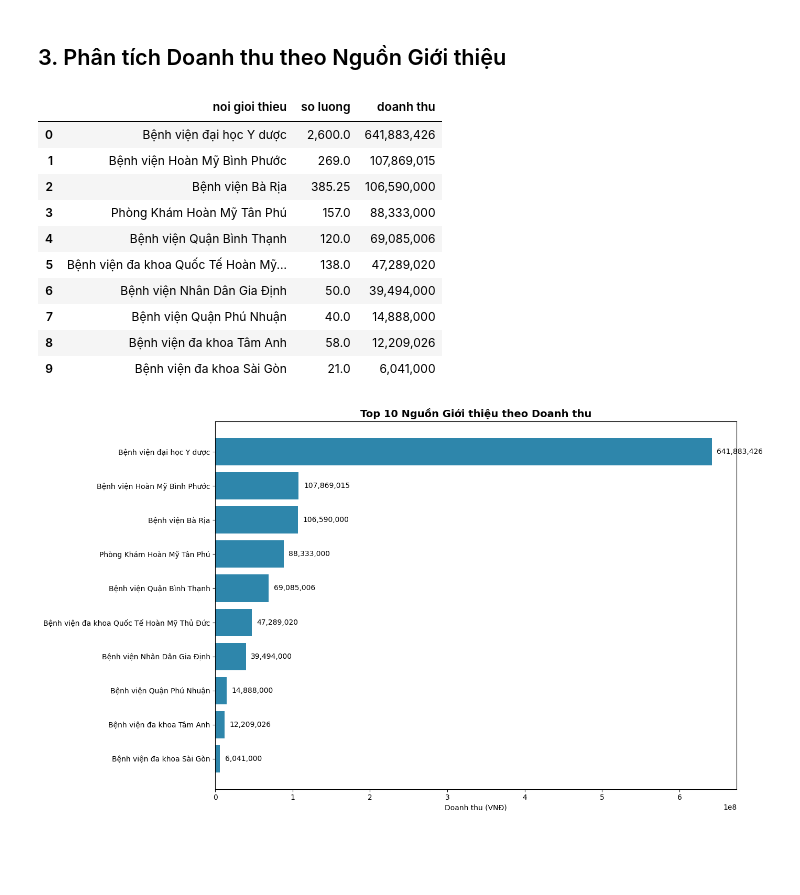
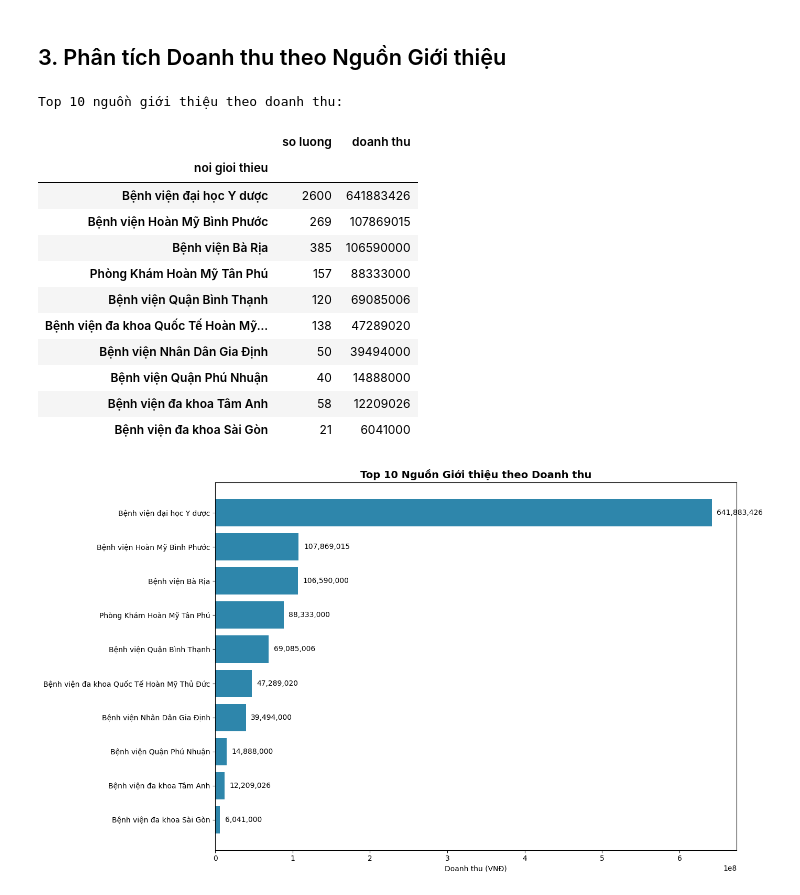
Before and after one commit to nguyendinhquocx/hmsg-doanh-thu-theo-nguon-gioi-thieu, a Jupyter notebook: phan_tich_doanh_thu.ipynb, the cells around one changed output. Drawn from its saved outputs; the diff is of its cells as text; code cells hidden in the pictures; blank space fills up the shorter version.

```diff
--- a/phan_tich_doanh_thu.ipynb
+++ b/phan_tich_doanh_thu.ipynb
@@ -137,32 +137,29 @@ Name: count, dtype: int64
 # %%
 # Tổng doanh thu theo nguồn giới thiệu
 doanh_thu_theo_nguon = df.groupby('noi gioi thieu').agg({
     'so luong': 'sum',
     'doanh thu': 'sum'
 }).sort_values('doanh thu', ascending=False)
 
-# 2. Lấy TOP 10, reset index để cột 'noi gioi thieu' nằm cùng hàng
-display_df = doanh_thu_theo_nguon.head(10).reset_index()
-
-# 3. Định dạng số liệu phân tách hàng nghìn (dùng dấu phẩy, nếu muốn dấu chấm thì thay thế bằng .replace(',', '.'))
-display_df['so luong'] = display_df['so luong'].map('{:,}'.format)
-display_df['doanh thu'] = display_df['doanh thu'].map('{:,}'.format)
-
-# 4. Hiển thị (trong notebook dùng display, hoặc print)
-from IPython.display import display
-display(display_df)
+print("Top 10 nguồn giới thiệu theo doanh thu:")
+# Định dạng hiển thị để loại bỏ dấu thập phân trong cột số lượng
+display_df = doanh_thu_theo_nguon.head(10).copy()
+display_df['so luong'] = display_df['so luong'].astype(int)
+display_df
 # %% [output]
+Top 10 nguồn giới thiệu theo doanh thu:
-|  | noi gioi thieu | so luong | doanh thu |
-| 0 | Bệnh viện đại học Y dược | 2,600.0 | 641,883,426 |
-| 1 | Bệnh viện Hoàn Mỹ Bình Phước | 269.0 | 107,869,015 |
-| 2 | Bệnh viện Bà Rịa | 385.25 | 106,590,000 |
-| 3 | Phòng Khám Hoàn Mỹ Tân Phú | 157.0 | 88,333,000 |
-| 4 | Bệnh viện Quận Bình Thạnh | 120.0 | 69,085,006 |
-| 5 | Bệnh viện đa khoa Quốc Tế Hoàn Mỹ... | 138.0 | 47,289,020 |
-| 6 | Bệnh viện Nhân Dân Gia Định | 50.0 | 39,494,000 |
-| 7 | Bệnh viện Quận Phú Nhuận | 40.0 | 14,888,000 |
-| 8 | Bệnh viện đa khoa Tâm Anh | 58.0 | 12,209,026 |
-| 9 | Bệnh viện đa khoa Sài Gòn | 21.0 | 6,041,000 |
+|  | so luong | doanh thu |
+| noi gioi thieu |  |  |
+| Bệnh viện đại học Y dược | 2600 | 641883426 |
+| Bệnh viện Hoàn Mỹ Bình Phước | 269 | 107869015 |
+| Bệnh viện Bà Rịa | 385 | 106590000 |
+| Phòng Khám Hoàn Mỹ Tân Phú | 157 | 88333000 |
+| Bệnh viện Quận Bình Thạnh | 120 | 69085006 |
+| Bệnh viện đa khoa Quốc Tế Hoàn Mỹ... | 138 | 47289020 |
+| Bệnh viện Nhân Dân Gia Định | 50 | 39494000 |
+| Bệnh viện Quận Phú Nhuận | 40 | 14888000 |
+| Bệnh viện đa khoa Tâm Anh | 58 | 12209026 |
+| Bệnh viện đa khoa Sài Gòn | 21 | 6041000 |
 # %%
 # Biểu đồ Top 10 nguồn giới thiệu theo doanh thu
 plt.figure(figsize=(14, 8))
```
